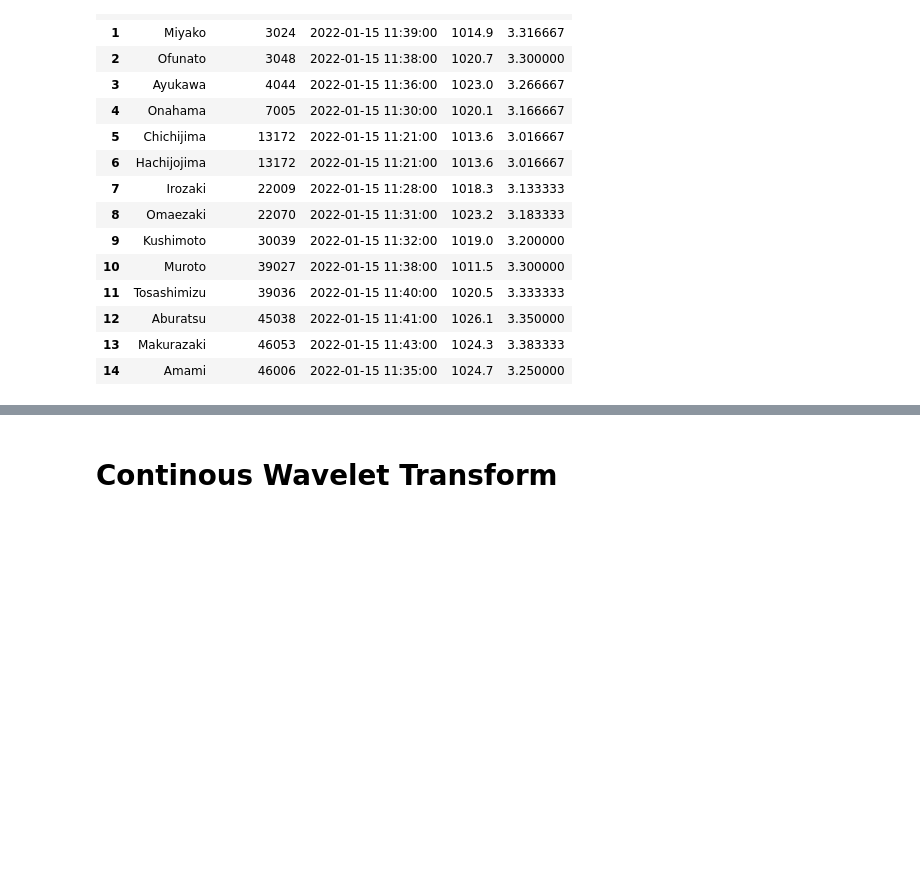
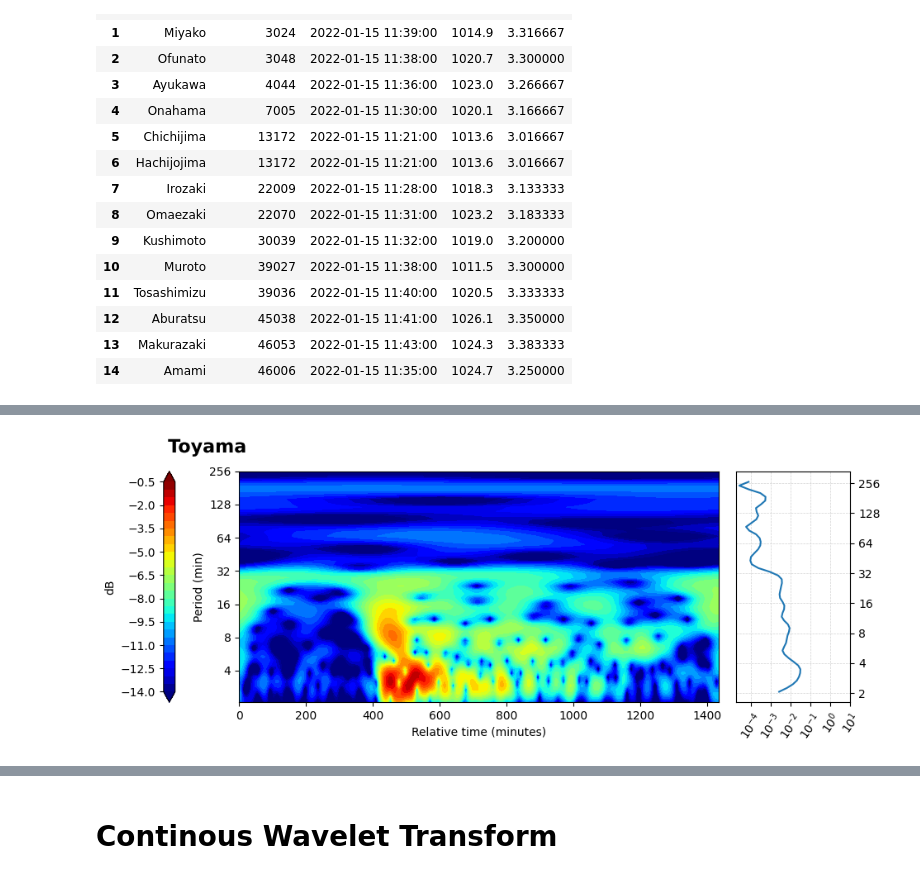
Before and after one commit to erick2307/tsunami_period_analysis, a Jupyter notebook: japan_cwt/WaveletAnalysis_Japan.ipynb, the cells around one changed output, grey strips where cells are left out. Saved outputs shown, nothing was run; the diff lists cells and outputs as text; code cells hidden in the pictures; blank space fills up the shorter version.

```diff
--- a/japan_cwt/WaveletAnalysis_Japan.ipynb
+++ b/japan_cwt/WaveletAnalysis_Japan.ipynb
@@ -141,0 +224,5 @@ stid
+# %%
+dftk = pd.read_csv('./../noto.csv',usecols=[1])
+# dftk = dftk[100:-100]
+print(f'Shape:{dftk.shape}')
+dftk.head()
@@ -142,3 +237,9 @@ stid
+# %%
+stations = dftk.columns.to_list()
+# %%
+plot_stations(dftk.to_numpy().flatten(),stations,min=0,ap=0)
+# %% [output]
+[figure, added]
 # %%
 # colores = ['#e6194B','#f58231','#ffe119','#bfef45','#3cb44b','#42d4f4','#4363d8','#911eb4','#f032e6']
 def plot_stations(data,stations,min,ap):
```
Also changed, not shown: parts of 4 cells of this notebook.
